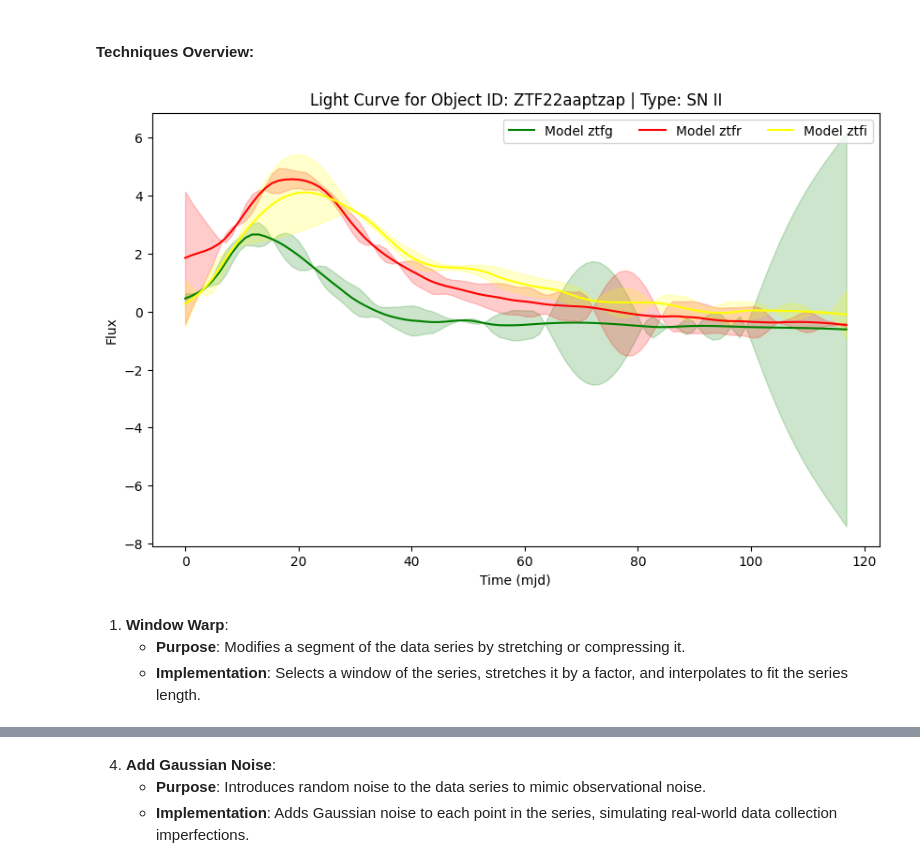
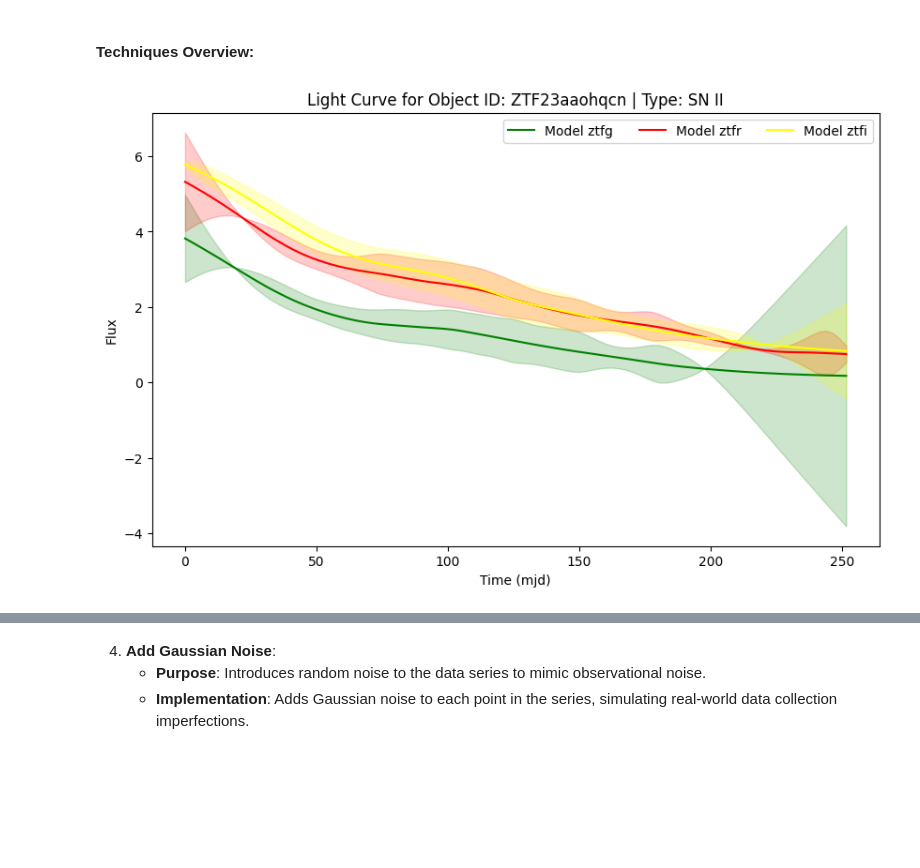
Before and after one commit to theobonzi/ML_skyportal, a Jupyter notebook: main.ipynb, the cells around one changed output, grey strips where cells are left out. Cells and saved outputs as stored; diff of their text form; code cells hidden in the pictures; blank space fills up the shorter version.

```diff
--- a/main.ipynb
+++ b/main.ipynb
@@ -348,11 +272,7 @@ aug = augment_single_object(one_obj, window_warp, 'window_warp')
 # %%
 sn_ii_ids = augmented_df[augmented_df['type'] == 'SN II']['obj_id'].unique()
 sn_ii_id = random.choice(sn_ii_ids)
-sn_ii_id = 'ZTF22aaptzap'
+sn_ii_id = 'ZTF23aaohqcn'
 plot_gp(augmented_df[augmented_df['obj_id'] == sn_ii_id])
 # %% [output]
-[figure, old version]
+[figure, new version]
-# %% [markdown]
-1. **Window Warp**:
-   - **Purpose**: Modifies a segment of the data series by stretching or compressing it.
-   - **Implementation**: Selects a window of the series, stretches it by a factor, and interpolates to fit the series length.
```
Also changed, not shown: parts of 23 cells of this notebook, 2 other files.
